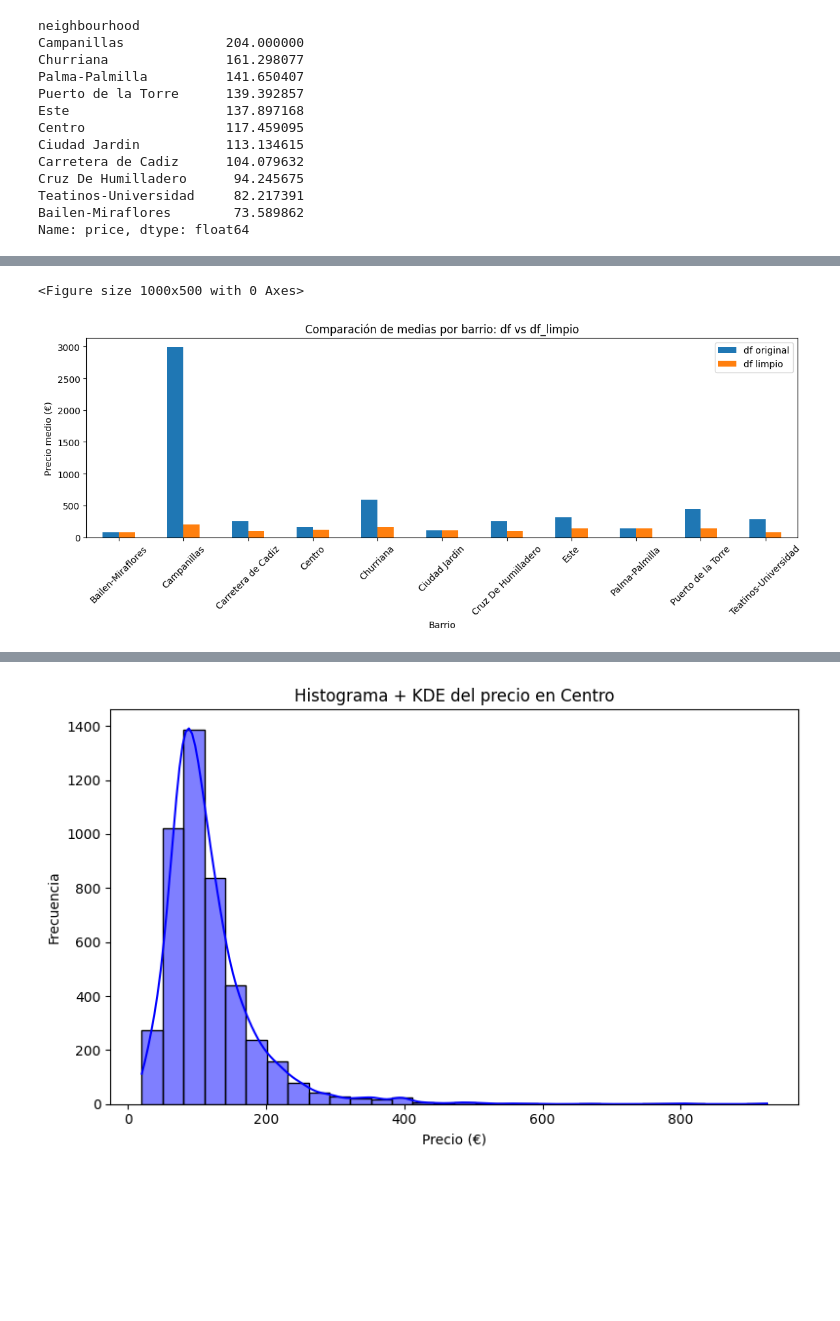
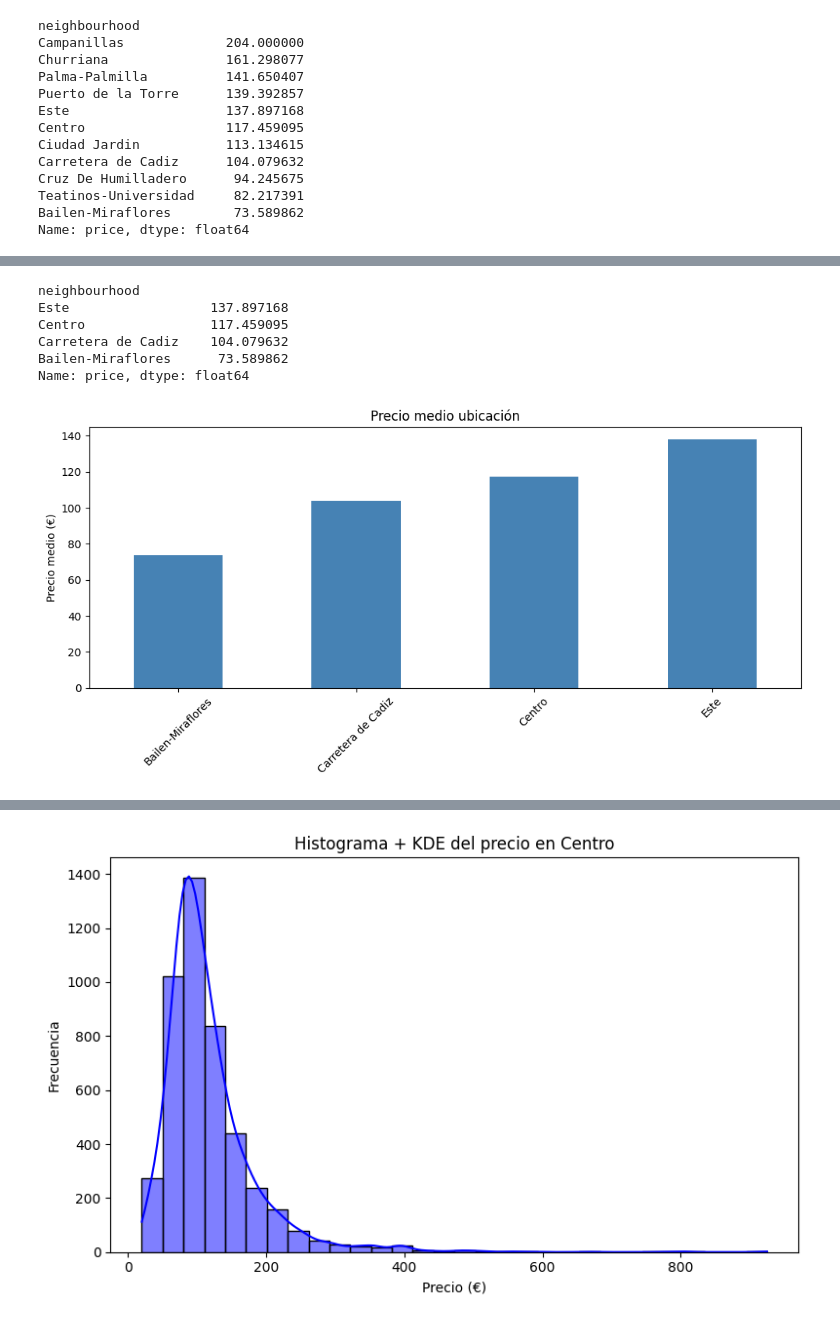
Before and after one commit to MHHsim/Proyect-Break-I, a Jupyter notebook: src/notebooks/Fase_04_Analysis.ipynb, the cells around one changed output, grey strips where cells are left out. Drawn from its saved outputs; the diff is of its cells as text; code cells hidden in the pictures; blank space fills up the shorter version.

```diff
--- a/src/notebooks/Fase_04_Analysis.ipynb
+++ b/src/notebooks/Fase_04_Analysis.ipynb
@@ -220,0 +367,9 @@ Name: price, dtype: float64
+# %%
+df_200 = df_limpio[df_limpio["neighbourhood"].isin(
+    ["Centro",
+     "Este",
+     "Carretera de Cadiz",
+     "Cruz de Humilladero",
+     "Bailen-Miraflores"]
+)]
+df_200
@@ -221,32 +390,9 @@ Name: price, dtype: float64
 # %%
-# En este gráfico analizamos cómo se modifican los precios medios por barrio antes y después de eliminar los outliers.
-# El objetivo es comprobar hasta qué punto los valores extremos estaban distorsionando la media y si, una vez depurados, la comparación entre
-# barrios resulta más coherente y representativa del mercado real.
-
-# Medias por barrio en df original
-media_df = df.groupby("neighbourhood")["price"].mean()
-
-# Medias por barrio en df limpio
-media_df_limpio = df_limpio.groupby("neighbourhood")["price"].mean()
-
-# Unimos ambas series en un solo DataFrame
-comparacion = pd.DataFrame({
-    "Media_df_original": media_df,
-    "Media_df_limpio": media_df_limpio
-})
-
-# Gráfico
-plt.figure(figsize=(10,5))
-comparacion.plot(kind="bar", figsize=(12,5))
-
-plt.title("Comparación de medias por barrio: df vs df_limpio")
-plt.ylabel("Precio medio (€)")
-plt.xlabel("Barrio")
-plt.xticks(rotation=45)
-plt.legend(["df original", "df limpio"])
-
-plt.tight_layout()
-plt.show();
+df_200.groupby("neighbourhood")["price"].mean().sort_values(ascending=False)
 # %% [output]
-<Figure size 1000x500 with 0 Axes>
+neighbourhood
+Este                  137.897168
+Centro                117.459095
+Carretera de Cadiz    104.079632
+Bailen-Miraflores      73.589862
+Name: price, dtype: float64
-[figure, removed]
@@ -261,3 +399,19 @@ plt.show();
+# %%
+# Calcular la media de precios por barrio en el df limpio
+media_df_200 = df_200.groupby("neighbourhood")["price"].mean()
+
+# Gráfico
+plt.figure(figsize=(10,5))
+media_df_200.plot(kind="bar", color="steelblue")
+
+plt.title("Precio medio ubicación")
+plt.ylabel("Precio medio (€)")
+plt.xlabel("")
+plt.xticks(rotation=45)
+plt.tight_layout()
+plt.show()
+# %% [output]
+[figure, added]
 # %%
 # Precio medio por persona y barrio
 
```
Also changed, not shown: parts of 46 cells of this notebook, 2 other files.
